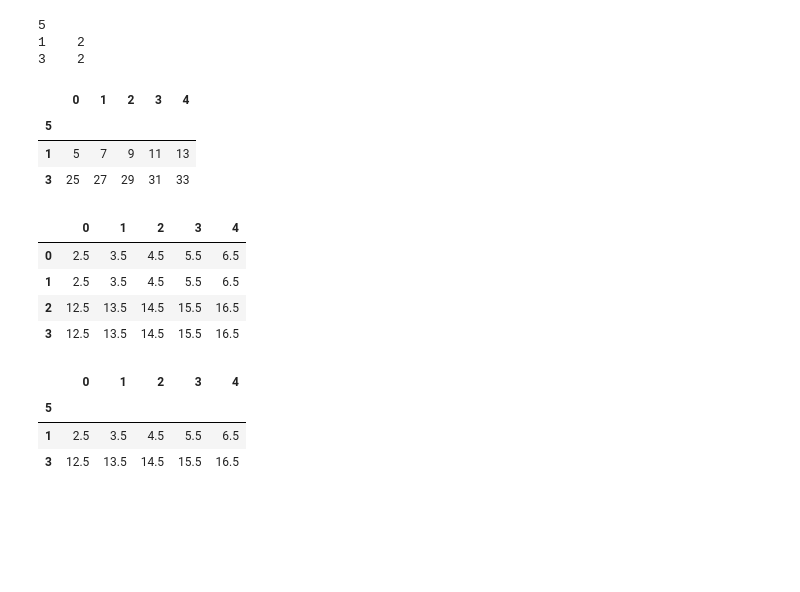
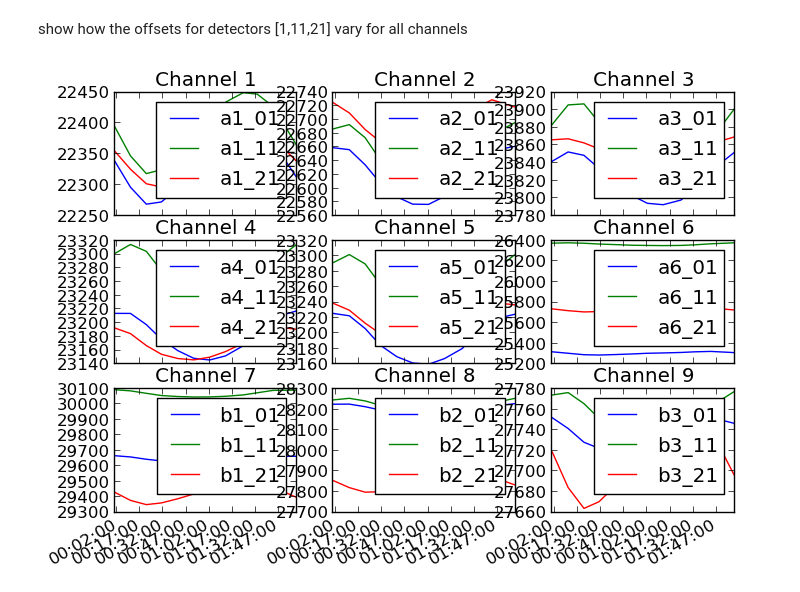
Before and after one commit to lro-diviner/divcalib, a Jupyter notebook: offsetting.ipynb, the cells around one changed output. Saved outputs shown, nothing was run; the diff lists cells and outputs as text; code cells hidden in the pictures; blank space fills up the shorter version.

```diff
--- a/offsetting.ipynb
+++ b/offsetting.ipynb
@@ -11,5 +15,5 @@ reload(pu)
 # %%
 pump = fu.Div247DataPump("20111016")
 # %%
-df = pump.get_n_hours(2)
+df = pump.get_n_hours(4)
 # %% [output]
@@ -87,28 +48,7 @@ grouped = df.groupby(5)
-# %%
-grouped.size()
-# %% [output]
-5
-1    2
-3    2
-# %%
-grouped.sum()
-# %% [output]
-|  | 0 | 1 | 2 | 3 | 4 |
-| 5 |  |  |  |  |  |
-| 1 | 5 | 7 | 9 | 11 | 13 |
-| 3 | 25 | 27 | 29 | 31 | 33 |
-# %%
-grouped.transform(mean)
-# %% [output]
-|  | 0 | 1 | 2 | 3 | 4 |
-| 0 | 2.5 | 3.5 | 4.5 | 5.5 | 6.5 |
-| 1 | 2.5 | 3.5 | 4.5 | 5.5 | 6.5 |
-| 2 | 12.5 | 13.5 | 14.5 | 15.5 | 16.5 |
-| 3 | 12.5 | 13.5 | 14.5 | 15.5 | 16.5 |
-# %%
-grouped.mean()
-# %% [output]
-|  | 0 | 1 | 2 | 3 | 4 |
-| 5 |  |  |  |  |  |
-| 1 | 2.5 | 3.5 | 4.5 | 5.5 | 6.5 |
-| 3 | 12.5 | 13.5 | 14.5 | 15.5 | 16.5 |
+# %% [markdown]
+show how the offsets for detectors [1,11,21] vary for all channels
+# %%
+pu.plot_all_channels(offsets, [1,11,21], sharex=True)
+display(gcf())
+# %% [output]
+[figure, added]
```
Also changed, not shown: parts of 52 cells of this notebook.
